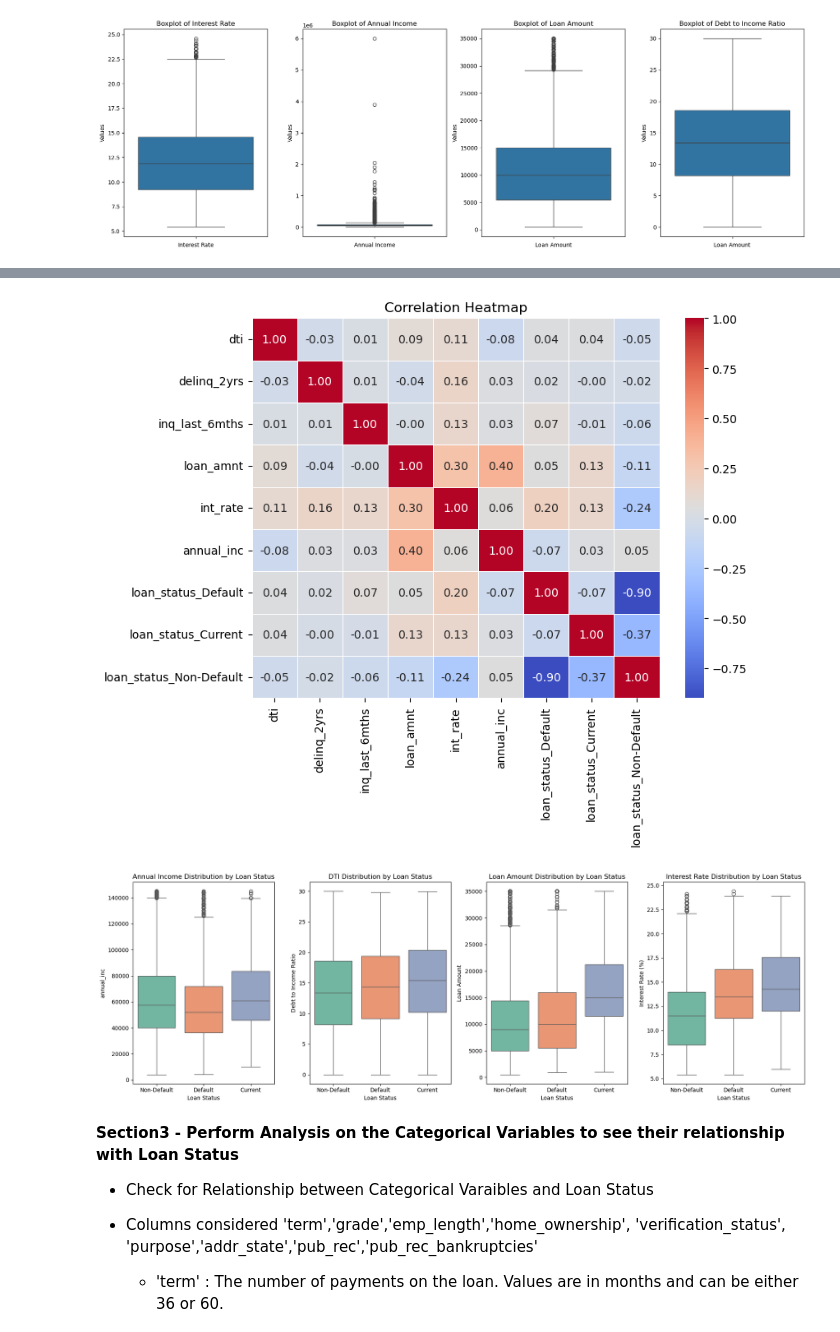
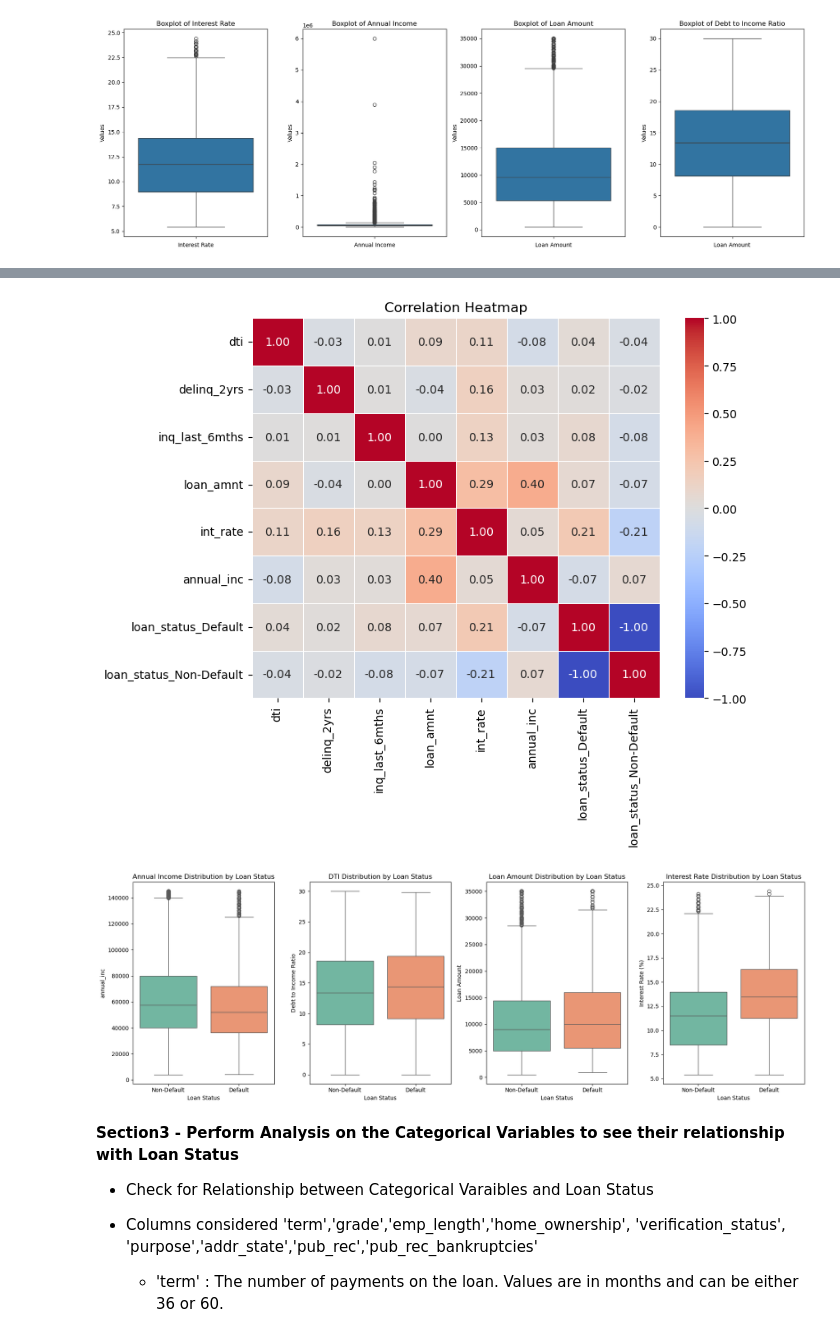
Before and after one commit to pradeephm31/LendingClubCaseStudy, a Jupyter notebook: PradeepHarryMichael.ipynb, the cells around one changed output, grey strips where cells are left out. Drawn from its saved outputs; the diff is of its cells as text; code cells hidden in the pictures.

Commit message:
Modified Analysis to not consider loan status which are 'Current'

```diff
--- a/PradeepHarryMichael.ipynb
+++ b/PradeepHarryMichael.ipynb
@@ -41,6 +42,7 @@ df = df.dropna(subset=['int_rate', 'annual_inc'])
 
 # DataType Changes for int_rate and applyig Business Terminology for loan_status
 df['int_rate'] = df['int_rate'].str.replace('%', '').astype(float)
+df = df[df['loan_status'] != 'Current']
 df.loc[df['loan_status'] == 'Charged Off', 'loan_status'] = 'Default'
 df.loc[df['loan_status'] == 'Fully Paid', 'loan_status'] = 'Non-Default'
 df.shape
@@ -145,20 +147,20 @@ plt.show()
 # %%
 # Now Since Ouliers have been removed we try to analyze correlation factor
 
 df_encoded = pd.get_dummies(df, columns=['loan_status'], drop_first=False)
 # Calculate the correlation matrix
-corr_matrix = df_encoded[['dti','delinq_2yrs','inq_last_6mths','loan_amnt','int_rate', 'annual_inc', 'loan_status_Default', 'loan_status_Current', 'loan_status_Non-Default']].corr()
+corr_matrix = df_encoded[['dti','delinq_2yrs','inq_last_6mths','loan_amnt','int_rate', 'annual_inc', 'loan_status_Default', 'loan_status_Non-Default']].corr()
 # Display the correlation matrix
 plt.figure(figsize=(8, 6))
 sns.heatmap(corr_matrix, annot=True, cmap='coolwarm', fmt='.2f', cbar=True, linewidths=0.5)
 
 # Add title
 plt.title('Correlation Heatmap')
 
 # Show the plot
 plt.show()
 # %% [output]
-[figure, old version]
+[figure, new version]
 # %%
 # Analyze The Distribution of annual_inc,loan_amt,int_rate across different loan status (Non-Default, Deafult and Current)
 
@@ -194,7 +196,7 @@ plt.tight_layout()
 # Show the plot
 plt.show()
 # %% [output]
-[figure, old version]
+[figure, new version]
 # %% [markdown]
 **Section3 - Perform Analysis on the Categorical Variables to see their relationship with Loan Status**
   - Check for Relationship between Categorical Varaibles and Loan Status
```
Also changed, not shown: parts of 6 cells of this notebook, 2 other files.
